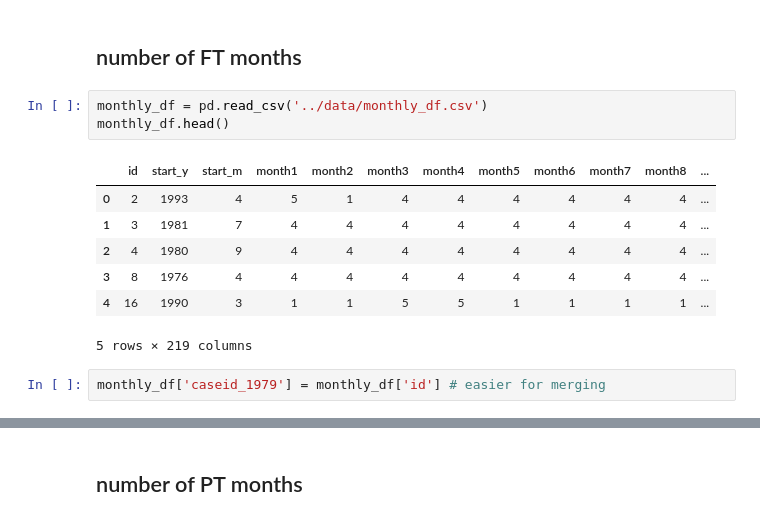
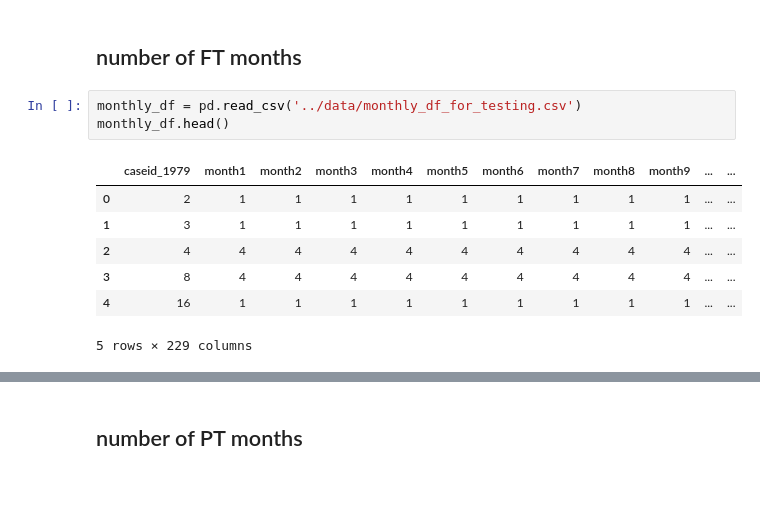
Before and after one commit to jolynn/Optout, a Jupyter notebook: 3IV_construction.ipynb, the cells around one changed output, grey strips where cells are left out. Cells and saved outputs as stored; diff of their text form; blank space fills up the shorter version.

```diff
--- a/3IV_construction.ipynb
+++ b/3IV_construction.ipynb
@@ -1638,18 +1928,16 @@ sum(iv_df.yr_cum_exp.isnull())
 # %% [markdown]
 ## number of FT months
 # %%
-monthly_df = pd.read_csv('../data/monthly_df.csv')
+monthly_df = pd.read_csv('../data/monthly_df_for_testing.csv')
 monthly_df.head()
 # %% [output]
-|  | id | start_y | start_m | month1 | month2 | month3 | month4 | month5 | month6 | month7 | month8 | ... |
-| 0 | 2 | 1993 | 4 | 5 | 1 | 4 | 4 | 4 | 4 | 4 | 4 | ... |
-| 1 | 3 | 1981 | 7 | 4 | 4 | 4 | 4 | 4 | 4 | 4 | 4 | ... |
-| 2 | 4 | 1980 | 9 | 4 | 4 | 4 | 4 | 4 | 4 | 4 | 4 | ... |
-| 3 | 8 | 1976 | 4 | 4 | 4 | 4 | 4 | 4 | 4 | 4 | 4 | ... |
-| 4 | 16 | 1990 | 3 | 1 | 1 | 5 | 5 | 1 | 1 | 1 | 1 | ... |
+|  | caseid_1979 | month1 | month2 | month3 | month4 | month5 | month6 | month7 | month8 | month9 | ... | ... |
+| 0 | 2 | 1 | 1 | 1 | 1 | 1 | 1 | 1 | 1 | 1 | ... | ... |
+| 1 | 3 | 1 | 1 | 1 | 1 | 1 | 1 | 1 | 1 | 1 | ... | ... |
+| 2 | 4 | 4 | 4 | 4 | 4 | 4 | 4 | 4 | 4 | 4 | ... | ... |
+| 3 | 8 | 4 | 4 | 4 | 4 | 4 | 4 | 4 | 4 | 4 | ... | ... |
+| 4 | 16 | 1 | 1 | 1 | 1 | 1 | 1 | 1 | 1 | 1 | ... | ... |
-5 rows × 219 columns
+5 rows × 229 columns
-# %%
-monthly_df['caseid_1979'] = monthly_df['id'] # easier for merging
 # %%
 def count_ft_months(row):
     counts = [row['month%s'%i]==1 for i in range(1, 217)]
```
Also changed, not shown: parts of 71 cells of this notebook.
